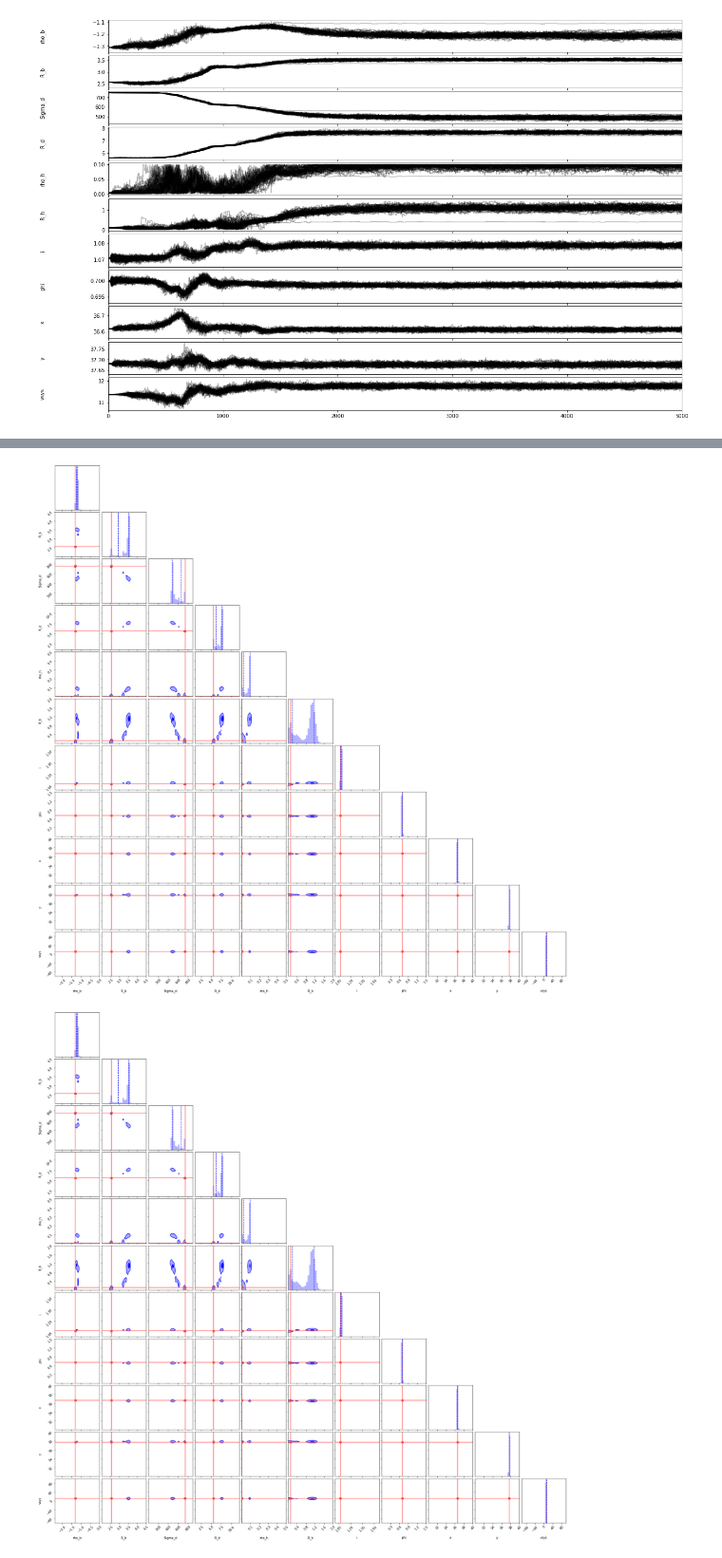
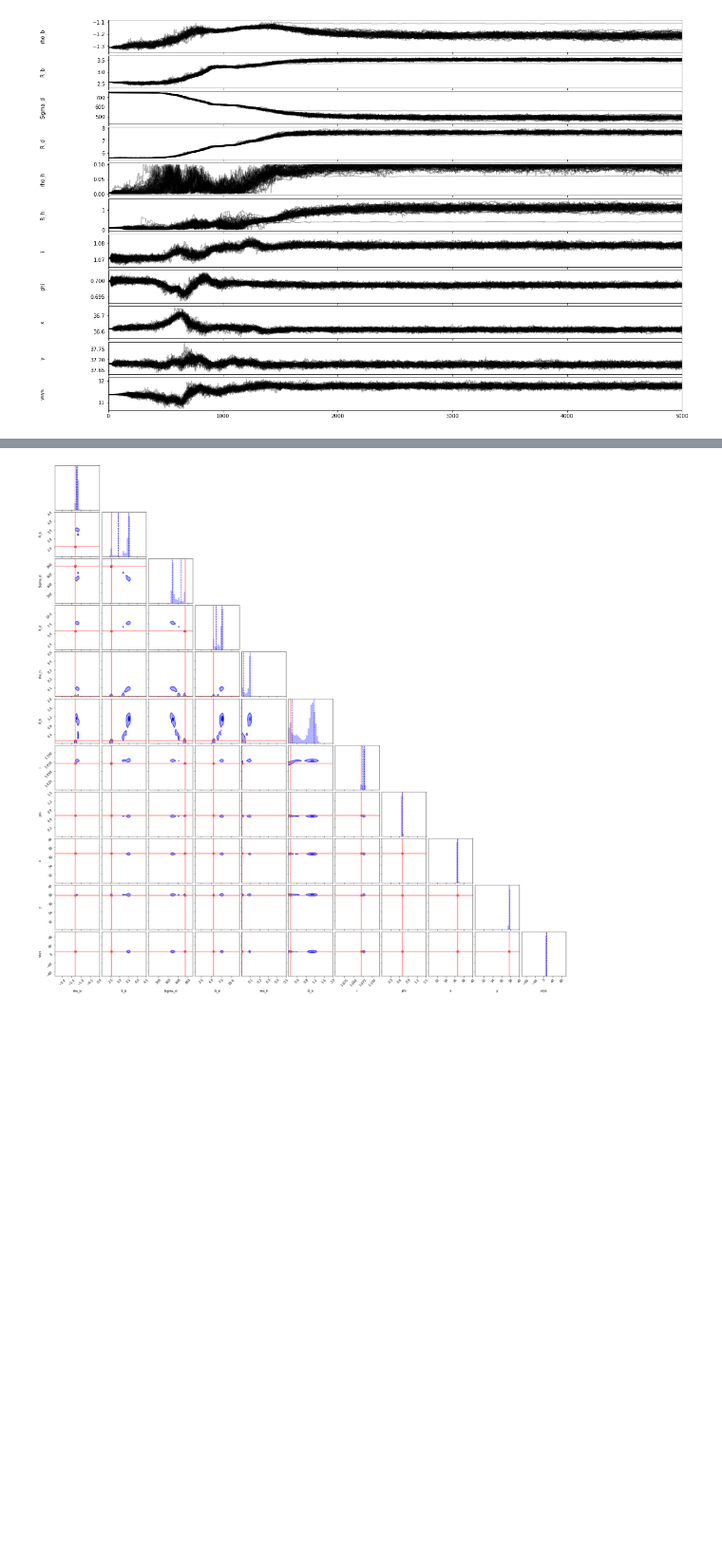
Before and after one commit to yzh250/RotationCurve, a Jupyter notebook: 2D_RC/main/MCMC.ipynb, the cells around one changed output, grey strips where cells are left out. Shown at 95% size. Saved outputs shown, nothing was run; the diff lists cells and outputs as text; code cells hidden in the pictures; blank space fills up the shorter version.

```diff
--- a/2D_RC/main/MCMC.ipynb
+++ b/2D_RC/main/MCMC.ipynb
@@ -87,13 +90,14 @@ for i in range(ndim):
 [figure]
 # %%
 corner.corner(flat_bad_samples_iso, labels=labels,
-                    range=[(-2.4,0), (2,4.5), (0,900),(1,12),(0,.5),(0,2),(1,0.5*np.pi),(0,1.5),(30,40),(30,40),(-100,100)], bins=30, #smooth=1,
+                    range=[(-2.4,0), (2,4.5), (0,900),(1,12),(0,.5),(0,2),(1,1.12),(0,1.5),(30,40),(30,40),(-100,100)], bins=30, #smooth=1,
                     truths=mini_soln_iso, truth_color='#ff4444',
                     levels=(1-np.exp(-0.5), 1-np.exp(-2)),
                     quantiles=(0.16, 0.84),
                     hist_kwargs={'histtype':'stepfilled', 'alpha':0.3, 'density':True},
                     color='blue', plot_datapoints=False,
                     fill_contours=True)
+plt.savefig('corner_iso.png',format='png')
 # %% [output]
 WARNING:root:Too few points to create valid contours
 WARNING:root:Too few points to create valid contours
@@ -111,2 +111 @@ WARNING:root:Too few points to create valid contours
-[figure, old version]
+[figure, new version]
-[figure, removed]
```
Also changed, not shown: parts of 4 cells of this notebook.
